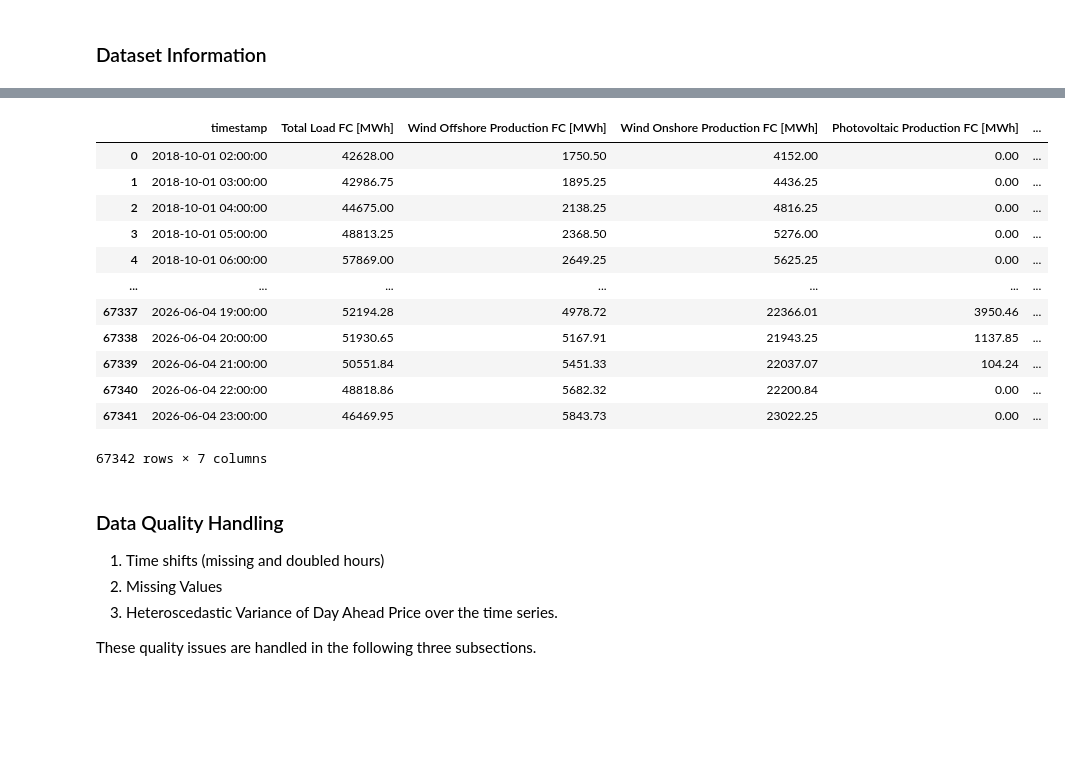
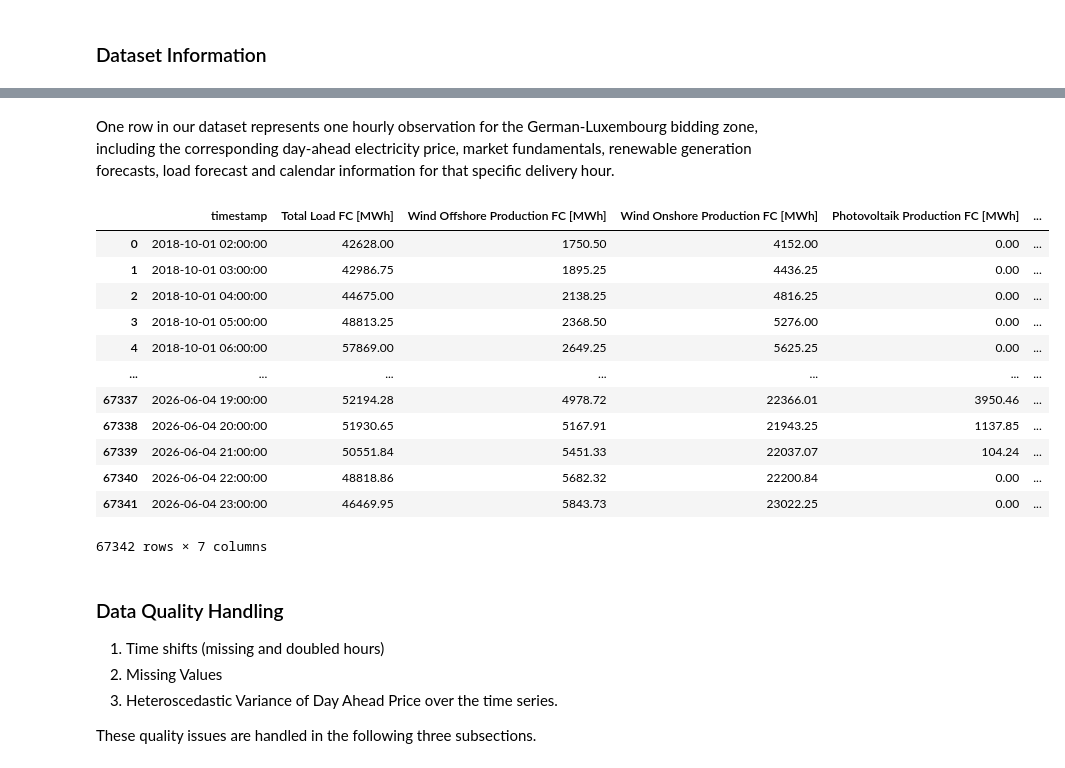
Before and after one commit to TimSchmale/dai-mission-group-T, a Jupyter notebook: notebook.ipynb, the cells around one changed output, grey strips where cells are left out. Drawn from its saved outputs; the diff is of its cells as text; code cells hidden in the pictures; blank space fills up the shorter version.

```diff
--- a/notebook.ipynb
+++ b/notebook.ipynb
@@ -136,5 +136,7 @@ This project combines explanatory and predictive methods to analyze hourly day-a
 | Minimum of Lagged Stabilized Day Ahead Price [EUR/MWh] of day -1,...,-7 | float       | feature    | Minimum of hourly wholesale electricity price in the day-ahead market with variance stabilization approach applied for day -1,...,-7. <br/>This entry corresponds to 7 lag features in total. |
 | Maximum of Lagged Stabilized Day Ahead Price [EUR/MWh] of day -1,...,-7 | float       | feature    | Maximum of hourly wholesale electricity price in the day-ahead market with variance stabilization approach applied for day -1,...,-7. <br/>This entry corresponds to 7 lag features in total. |
+# %% [markdown]
+One row in our dataset represents one hourly observation for the German-Luxembourg bidding zone, including the corresponding day-ahead electricity price, market fundamentals, renewable generation forecasts, load forecast and calendar information for that specific delivery hour.
 # %%
 ## Load data
 # notebook working directory
@@ -162,7 +164,7 @@ generation_forecast = generation_forecast[
         "Datum von": "timestamp",
         "Wind Offshore [MWh] Berechnete Auflösungen": "Wind Offshore Production FC [MWh]",
         "Wind Onshore [MWh] Berechnete Auflösungen": "Wind Onshore Production FC [MWh]",
-        "Photovoltaik [MWh] Berechnete Auflösungen": "Photovoltaic Production FC [MWh]",
+        "Photovoltaik [MWh] Berechnete Auflösungen": "Photovoltaik Production FC [MWh]",
         "Sonstige [MWh] Berechnete Auflösungen": "Other Production FC [MWh]",
     }
 )
@@ -195,34 +197,34 @@ day_ahead_price["timestamp"] = pd.to_datetime(
     day_ahead_price["timestamp"], dayfirst=True
 )
 
 ## Merge Tables (each doubled hour is multiplied 4 times, but will be handled later on anyway with the same results)
 df_join = pd.merge(
     pd.merge(load_forecast, generation_forecast, on="timestamp", how="inner"),
     day_ahead_price,
     on="timestamp",
     how="inner",
 )
 
 # Numeric columns are created
 df_cleaned = df_join.replace("-", np.nan)
 cols = df_cleaned.columns[1:]
 for col in cols:
     s = (
         df_cleaned[col]
         .astype(str)
         .str.replace(".", "", regex=False)
         .str.replace(",", ".", regex=False)
         .str.strip()
     )
 
     # Convert literal "nan" or empty strings to real NaN
     s = s.replace(["nan", ""], pd.NA)
 
     # Now safely convert to numeric
     df_cleaned[col] = pd.to_numeric(s, errors="coerce")
 df_cleaned
 # %% [output]
-|  | timestamp | Total Load FC [MWh] | Wind Offshore Production FC [MWh] | Wind Onshore Production FC [MWh] | Photovoltaic Production FC [MWh] | ... |
+|  | timestamp | Total Load FC [MWh] | Wind Offshore Production FC [MWh] | Wind Onshore Production FC [MWh] | Photovoltaik Production FC [MWh] | ... |
 | 0 | 2018-10-01 02:00:00 | 42628.00 | 1750.50 | 4152.00 | 0.00 | ... |
 | 1 | 2018-10-01 03:00:00 | 42986.75 | 1895.25 | 4436.25 | 0.00 | ... |
 | 2 | 2018-10-01 04:00:00 | 44675.00 | 2138.25 | 4816.25 | 0.00 | ... |
```
Also changed, not shown: parts of 32 cells of this notebook, 53 other files.
